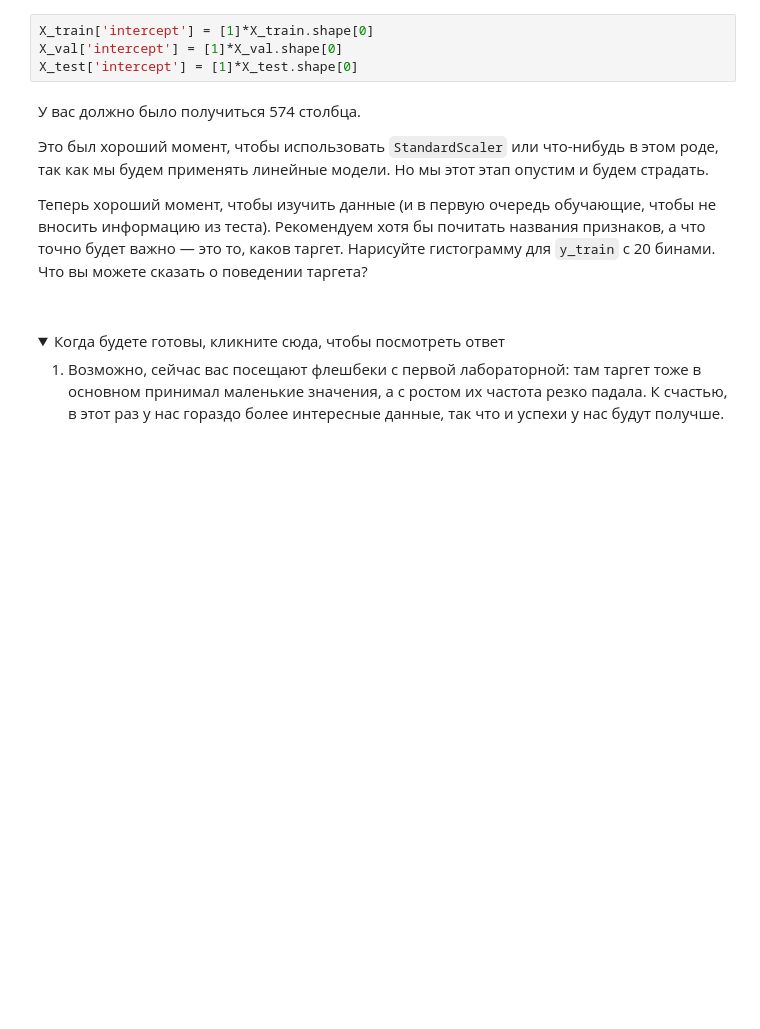
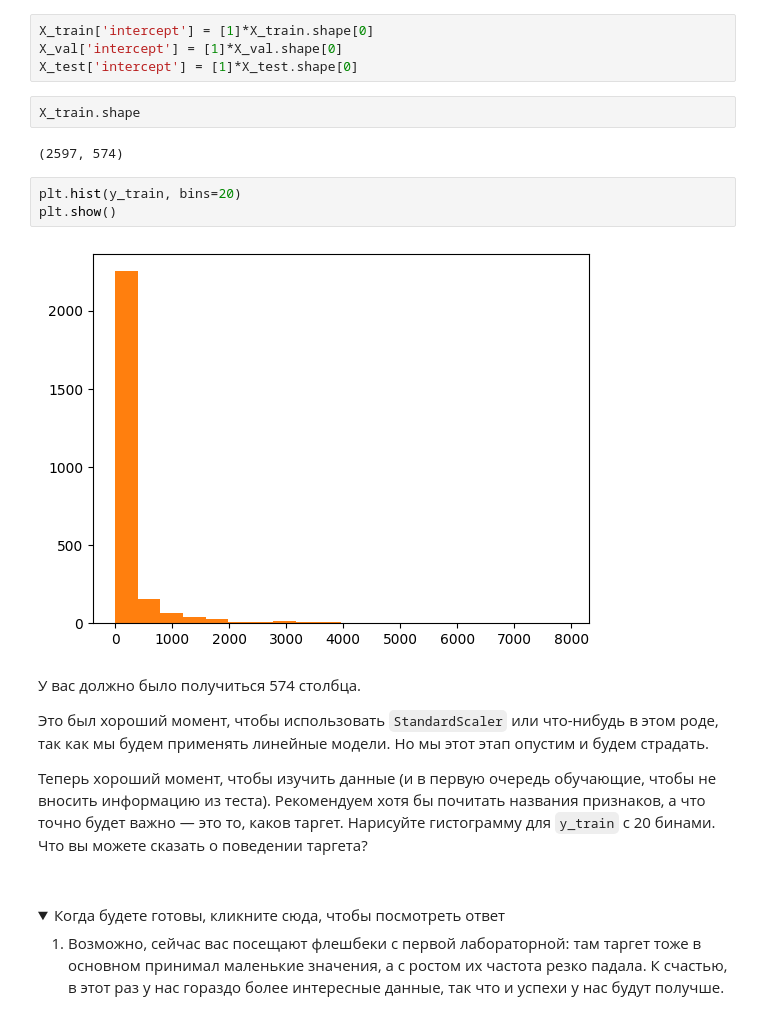
Before and after one commit to Sasha-VAV/ML, a Jupyter notebook: Courses/Yandex_ML_Handbook/Module3/autohw_lm_probability_7de017bf61.ipynb, the cells around one changed output. Cells and saved outputs as stored; diff of their text form; folded sections open; blank space fills up the shorter version.

```diff
--- a/Courses/Yandex_ML_Handbook/Module3/autohw_lm_probability_7de017bf61.ipynb
+++ b/Courses/Yandex_ML_Handbook/Module3/autohw_lm_probability_7de017bf61.ipynb
@@ -216,6 +240,15 @@ plt.plot(np.log(X_train.std(axis=0)))
 X_train['intercept'] = [1]*X_train.shape[0]
 X_val['intercept'] = [1]*X_val.shape[0]
 X_test['intercept'] = [1]*X_test.shape[0]
+# %%
+X_train.shape
+# %% [output]
+(2597, 574)
+# %%
+plt.hist(y_train, bins=20)
+plt.show()
+# %% [output]
+[figure, added]
 # %% [markdown]
 У вас должно было получиться 574 столбца.
 
```
Also changed, not shown: parts of 6 cells of this notebook.
